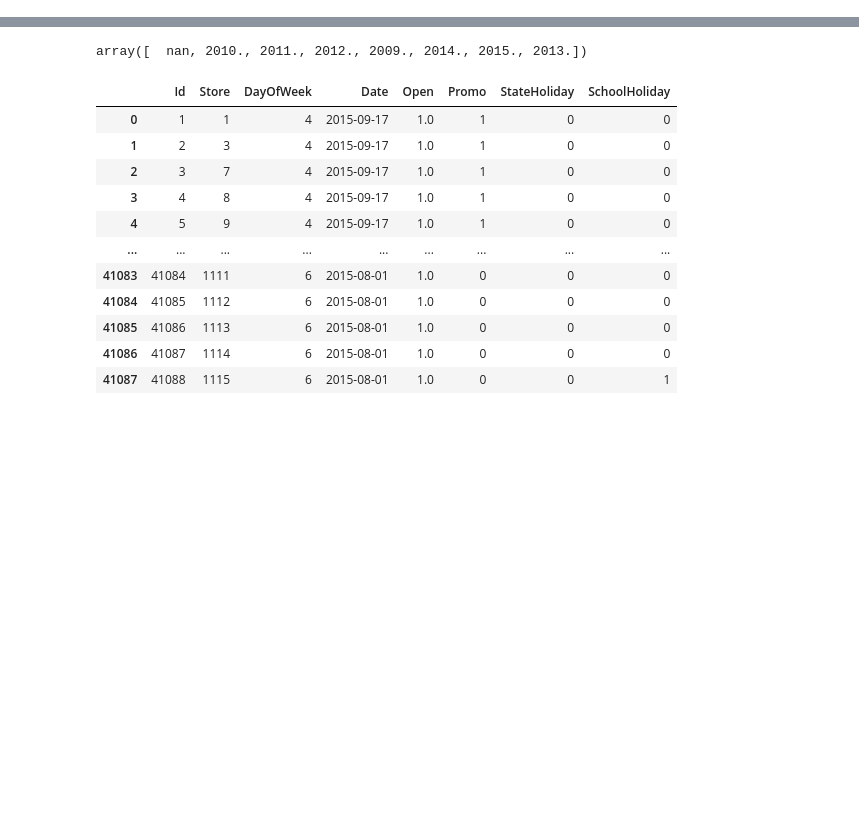
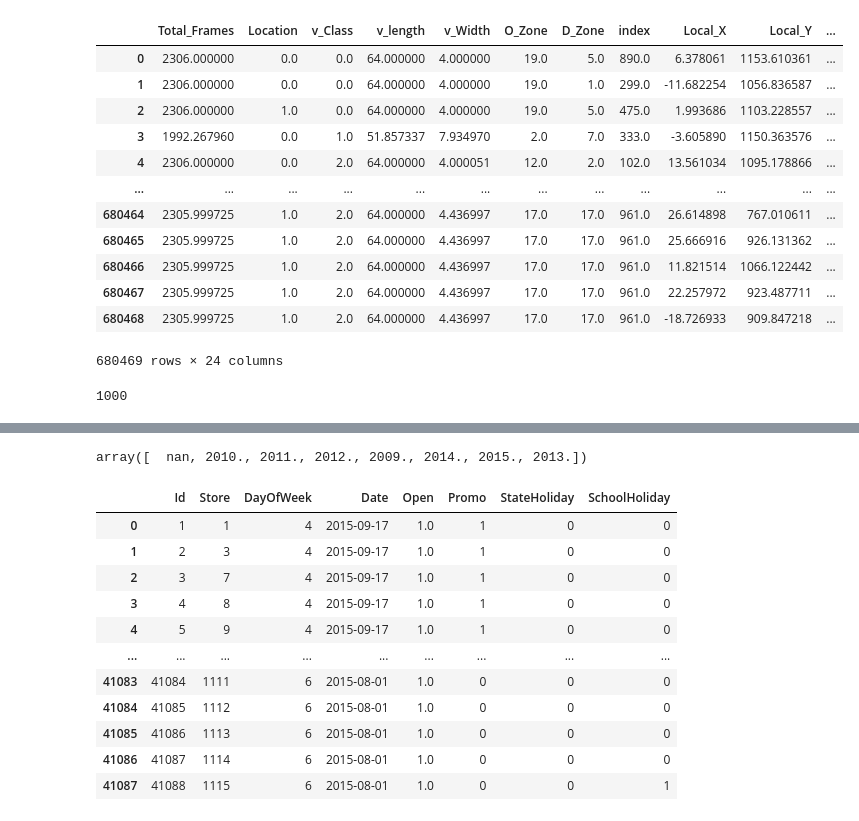
Before and after one commit to psr6275/TSAEval, a Jupyter notebook: data_explore.ipynb, the cells around one changed output, grey strips where cells are left out. Cells and saved outputs as stored; diff of their text form; code cells hidden in the pictures; blank space fills up the shorter version.

```diff
--- a/data_explore.ipynb
+++ b/data_explore.ipynb
@@ -3,0 +26,22 @@ import numpy as np
+# %%
+ns_syn = pd.read_csv("./data/ngsim/ngsim_ns_syn.csv")
+# %%
+ns_syn
+# %% [output]
+|  | Total_Frames | Location | v_Class | v_length | v_Width | O_Zone | D_Zone | index | Local_X | Local_Y | ... |
+| 0 | 2306.000000 | 0.0 | 0.0 | 64.000000 | 4.000000 | 19.0 | 5.0 | 890.0 | 6.378061 | 1153.610361 | ... |
+| 1 | 2306.000000 | 0.0 | 0.0 | 64.000000 | 4.000000 | 19.0 | 1.0 | 299.0 | -11.682254 | 1056.836587 | ... |
+| 2 | 2306.000000 | 1.0 | 0.0 | 64.000000 | 4.000000 | 19.0 | 5.0 | 475.0 | 1.993686 | 1103.228557 | ... |
+| 3 | 1992.267960 | 0.0 | 1.0 | 51.857337 | 7.934970 | 2.0 | 7.0 | 333.0 | -3.605890 | 1150.363576 | ... |
+| 4 | 2306.000000 | 0.0 | 2.0 | 64.000000 | 4.000051 | 12.0 | 2.0 | 102.0 | 13.561034 | 1095.178866 | ... |
+| ... | ... | ... | ... | ... | ... | ... | ... | ... | ... | ... | ... |
+| 680464 | 2305.999725 | 1.0 | 2.0 | 64.000000 | 4.436997 | 17.0 | 17.0 | 961.0 | 26.614898 | 767.010611 | ... |
+| 680465 | 2305.999725 | 1.0 | 2.0 | 64.000000 | 4.436997 | 17.0 | 17.0 | 961.0 | 25.666916 | 926.131362 | ... |
+| 680466 | 2305.999725 | 1.0 | 2.0 | 64.000000 | 4.436997 | 17.0 | 17.0 | 961.0 | 11.821514 | 1066.122442 | ... |
+| 680467 | 2305.999725 | 1.0 | 2.0 | 64.000000 | 4.436997 | 17.0 | 17.0 | 961.0 | 22.257972 | 923.487711 | ... |
+| 680468 | 2305.999725 | 1.0 | 2.0 | 64.000000 | 4.436997 | 17.0 | 17.0 | 961.0 | -18.726933 | 909.847218 | ... |
+680469 rows × 24 columns
+# %%
+len(ns_syn['index'].unique())
+# %% [output]
+1000
```
Also changed, not shown: parts of 24 cells of this notebook, 6 other files.
